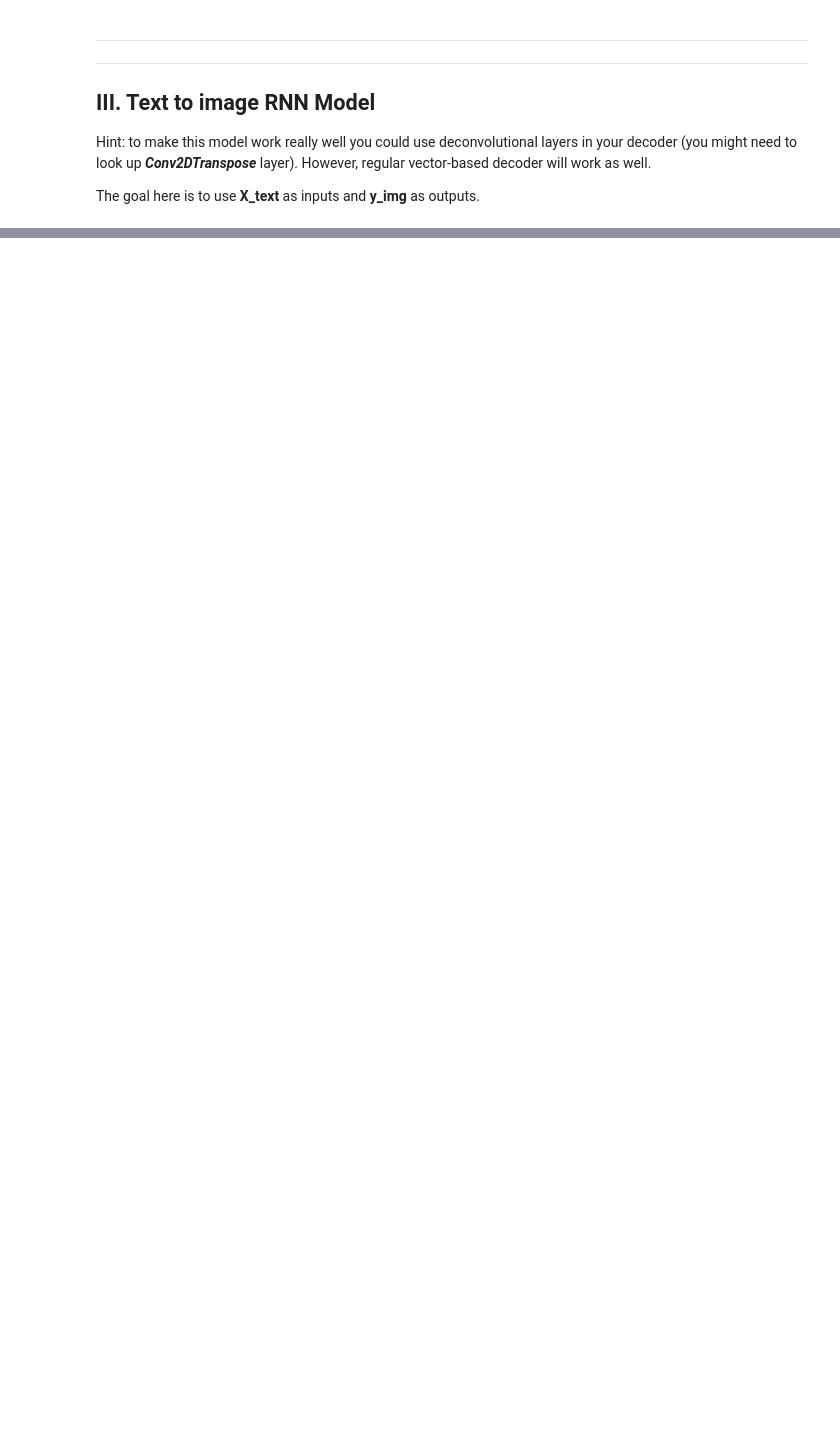
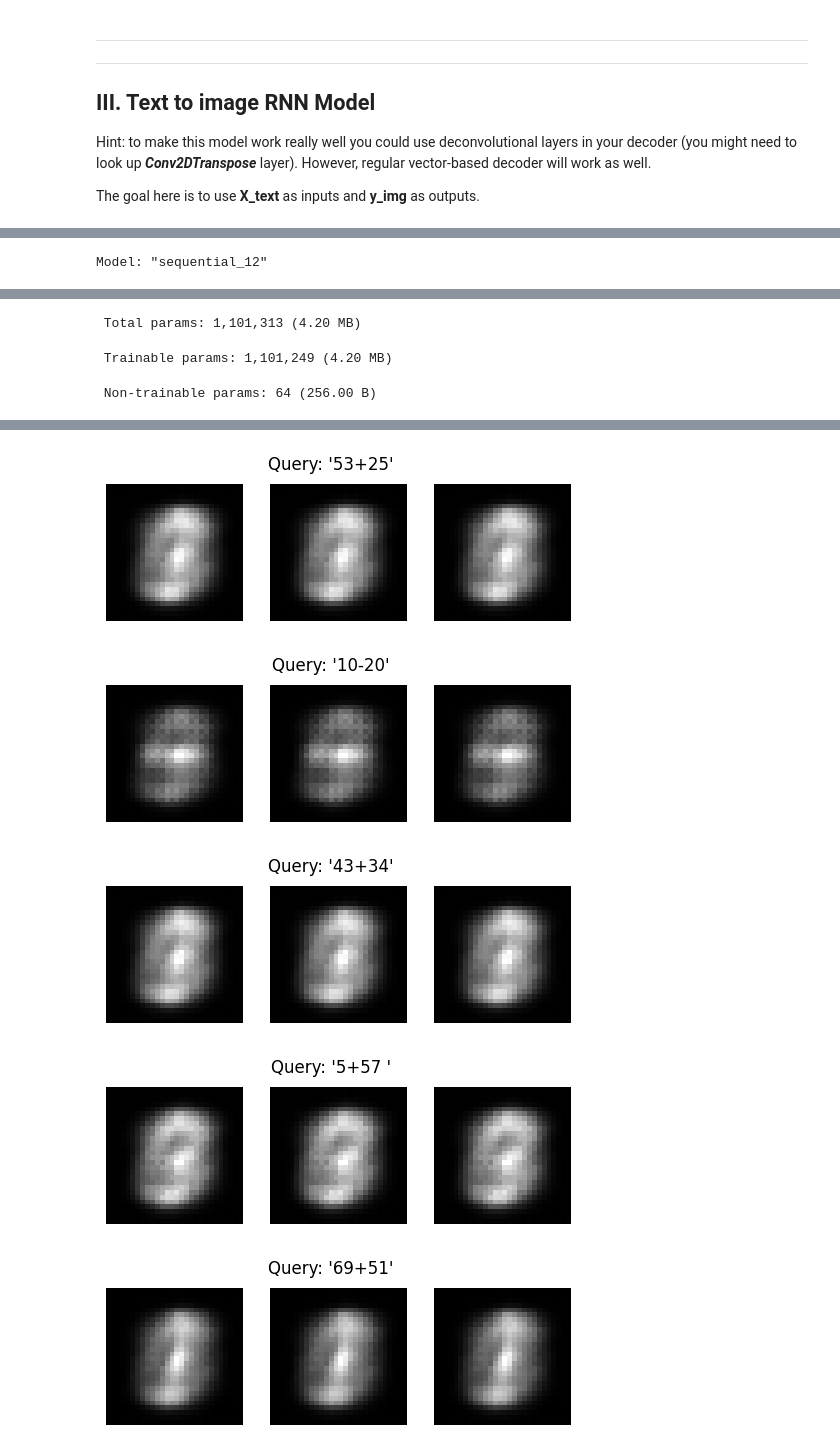
Before and after one commit to LewisBoulogne/IDL_assignment_2, a Jupyter notebook: A2_RNNs.ipynb, the cells around one changed output, grey strips where cells are left out. Saved outputs shown, nothing was run; the diff lists cells and outputs as text; code cells hidden in the pictures; blank space fills up the shorter version.

```diff
--- a/A2_RNNs.ipynb
+++ b/A2_RNNs.ipynb
@@ -573,0 +807,40 @@ def build_text2img_model():
+# %%
+# 1. Track indices
+indices = np.arange(len(X_text_onehot))
+
+train_idx, test_idx = train_test_split(
+    indices,
+    test_size=0.5,
+    random_state=42,
+    shuffle=True
+)
+
+# 2. Split using indices
+X_train_ti = X_text_onehot[train_idx]
+X_test_ti  = X_text_onehot[test_idx]
+y_train_ti = y_img[train_idx]
+y_test_ti  = y_img[test_idx]
+
+# 3. Train
+text2img = build_text2img_model_conv()
+history_t2i = text2img.fit(
+    X_train_ti, y_train_ti,
+    validation_data=(X_test_ti, y_test_ti),
+    epochs=10,
+    batch_size=128
+)
+
+# 4. Predict first 5 test images
+y_pred_img = text2img.predict(X_test_ti[:5])
+
+# 5. Plot
+for i in range(5):
+    plt.figure(figsize=(6,2))
+    for t in range(3):
+        plt.subplot(1,3,t+1)
+        plt.imshow(y_pred_img[i,t], cmap='gray')
+        plt.axis('off')
+    plt.suptitle(f"Query: '{X_text[test_idx[i]]}'")
+    plt.show()
+# %% [output]
+Model: "sequential_12"
@@ -573,0 +864,3 @@ def build_text2img_model():
+ Total params: 1,101,313 (4.20 MB)
+ Trainable params: 1,101,249 (4.20 MB)
+ Non-trainable params: 64 (256.00 B)
@@ -573,0 +884,5 @@ def build_text2img_model():
+[figure, added]
+[figure, added]
+[figure, added]
+[figure, added]
+[figure, added]
```
Also changed, not shown: parts of 13 cells of this notebook.
